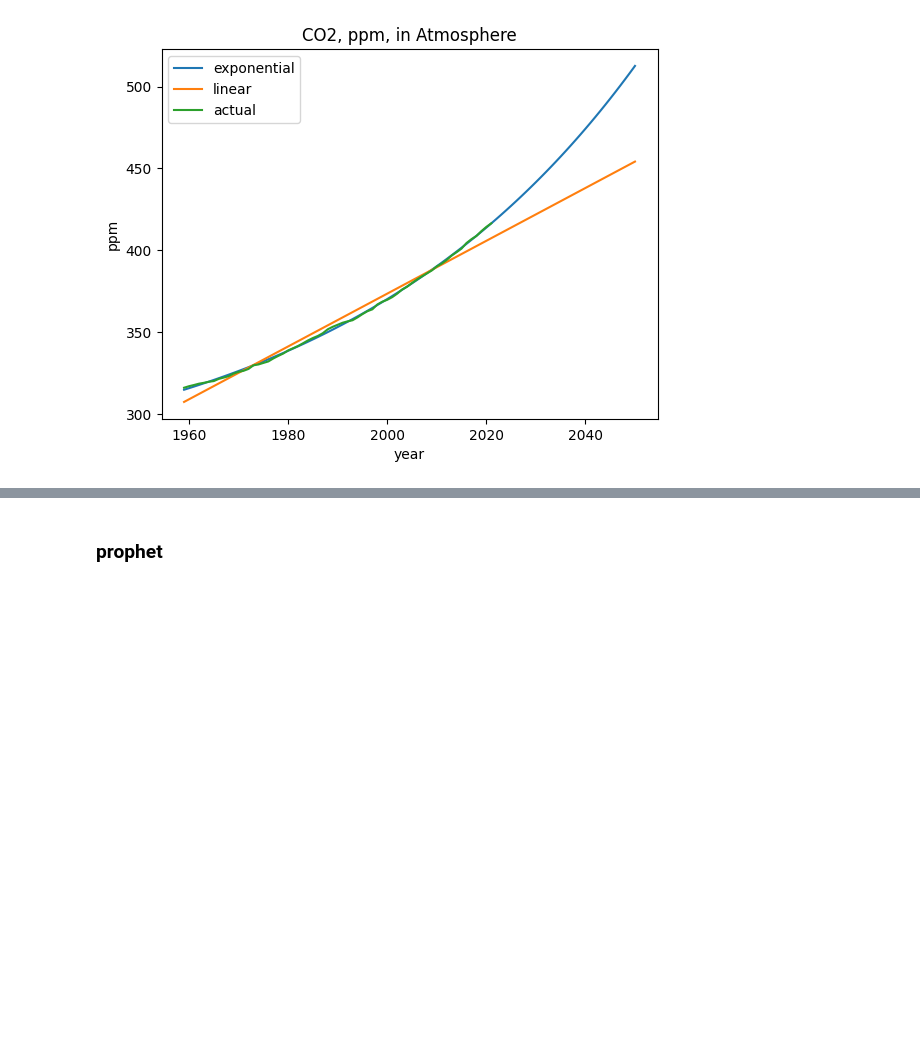
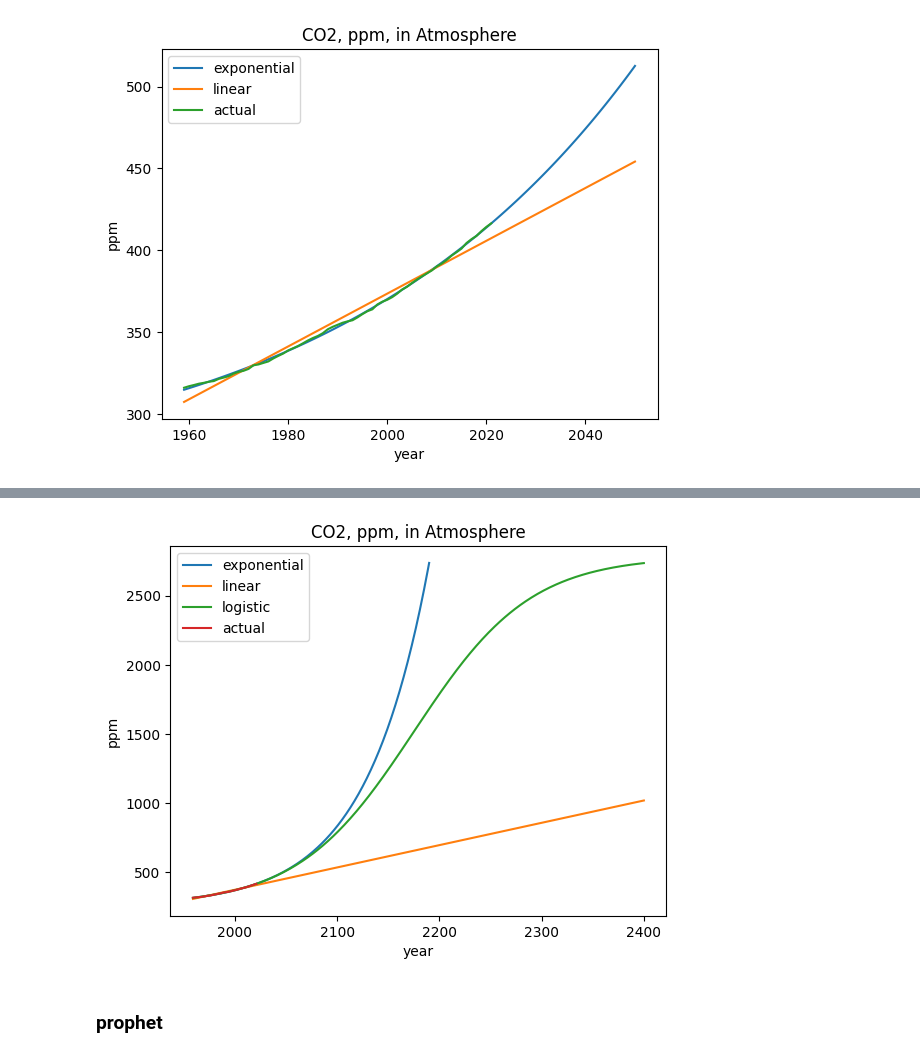
Before and after one commit to akioweh/The-HiMCM, a Jupyter notebook: py/main.ipynb, the cells around one changed output, grey strips where cells are left out. Saved outputs shown, nothing was run; the diff lists cells and outputs as text; code cells hidden in the pictures; blank space fills up the shorter version.

```diff
--- a/py/main.ipynb
+++ b/py/main.ipynb
@@ -209,8 +211,8 @@ from scipy.optimize import curve_fit
 def exp_func(x, a, b, c, d):
     return a ** (x * b + c) + d
 # %%
-pmt, cov = curve_fit(exp_func, co2_df['year'], co2_df['y'])
-print(pmt)
+pmt_co2_exp, cov = curve_fit(exp_func, co2_df['year'], co2_df['y'])
+print(pmt_co2_exp)
 print(cov)
 # %% [output]
 [ 1.00571737e+00  2.84266152e+00 -4.85438646e+03  2.56024004e+02]
@@ -249,3 +297,19 @@ plt.show()
+# %%
+PRED_YEARS_MORE = pd.DataFrame(range(1959, 2401))
+co2_pred_logi2 = logi_func(PRED_YEARS_MORE, *pmt_co2_logi)
+co2_pred_logi2.columns = ['y']
+# %%
+plt.plot(PRED_YEARS_MORE[:-210], exp_func(PRED_YEARS_MORE, *pmt_co2_exp)[:-210], label='exponential')
+plt.plot(PRED_YEARS_MORE, m_lr.predict(PRED_YEARS_MORE), label='linear')
+plt.plot(PRED_YEARS_MORE, co2_pred_logi2, label='logistic')
+plt.plot(co2_df['year'], co2_df['y'], label='actual')
+plt.title('CO2, ppm, in Atmosphere')
+plt.ylabel('ppm')
+plt.xlabel('year')
+plt.legend()
+plt.show()
+# %% [output]
+[figure, added]
 # %% [markdown]
 ### prophet
 # %%
```
Also changed, not shown: parts of 23 cells of this notebook.
